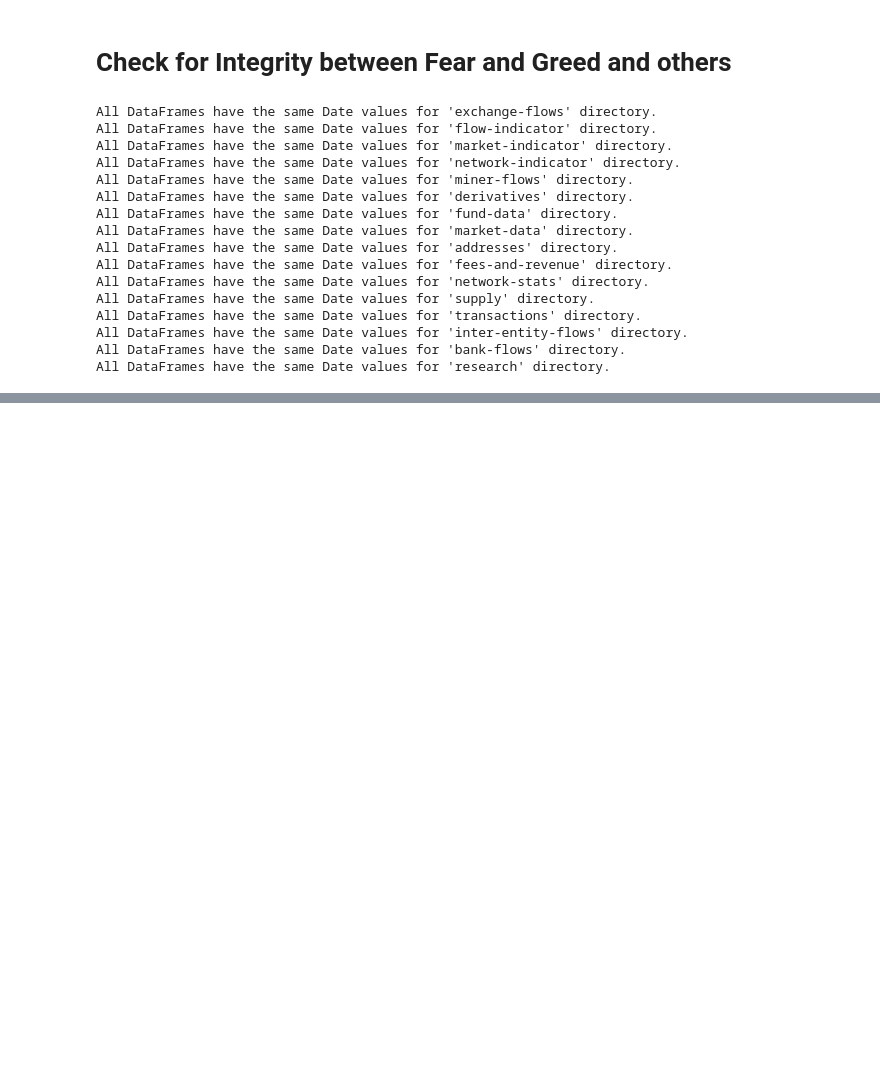
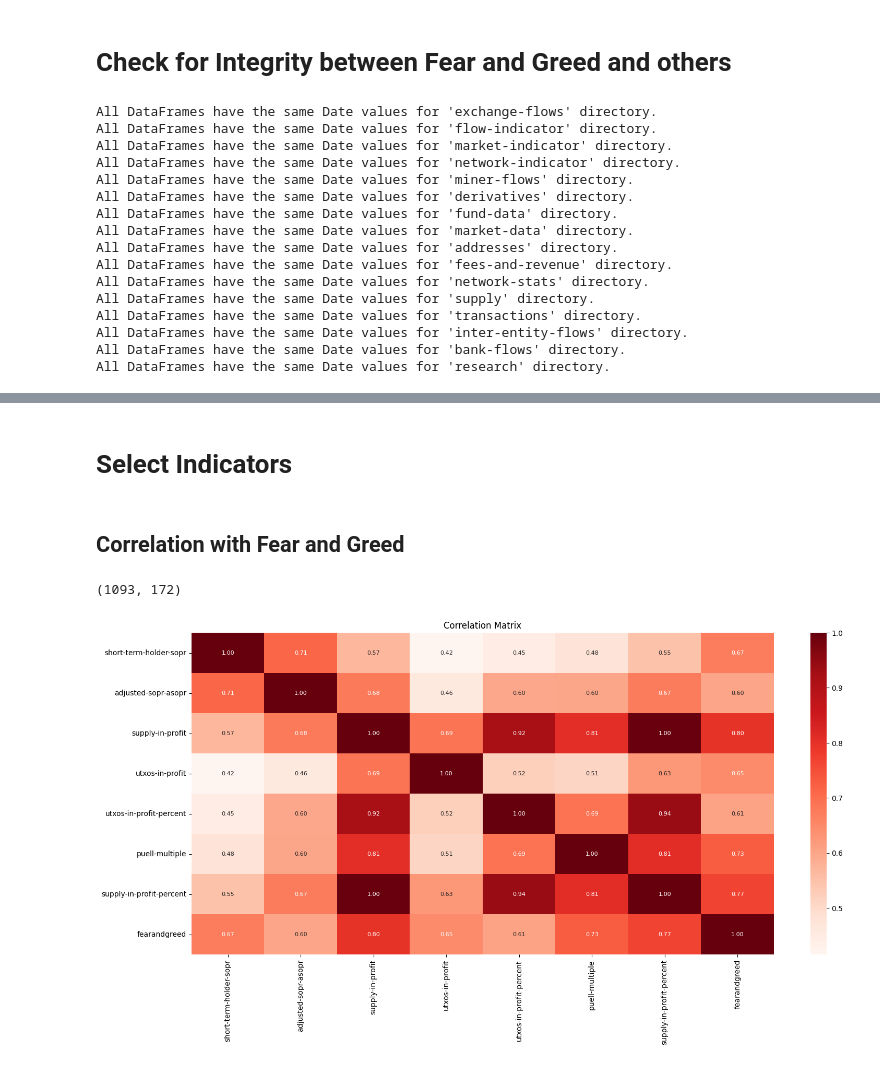
Before and after one commit to afsharino/Undergraduate-Capstone-Project, a Jupyter notebook: src/main.ipynb, the cells around one changed output, grey strips where cells are left out. Drawn from its saved outputs; the diff is of its cells as text; code cells hidden in the pictures; blank space fills up the shorter version.

Commit message:
combine all dataframes together and start indicator selection phase with correlation

```diff
--- a/src/main.ipynb
+++ b/src/main.ipynb
@@ -669,0 +703,4 @@ All DataFrames have the same Date values for 'research' directory.
+# %% [markdown]
+# Select Indicators
+# %% [markdown]
+## Correlation with Fear and Greed
@@ -669,0 +715,22 @@ All DataFrames have the same Date values for 'research' directory.
+# %%
+combined_dataframe.shape
+# %% [output]
+(1093, 172)
+# %%
+# Generate correlation matrix
+correlation_matrix_combined = combined_dataframe.corr()
+# %%
+# Correlation with fear and greed
+correlation_matrix_fearandgreed = correlation_matrix_combined['fearandgreed']
+# %%
+# Select indicators with high correlation
+most_relevant_indicators = correlation_matrix_fearandgreed[correlation_matrix_fearandgreed >= 0.60]
+# %%
+correlation_matrix_most_relevant = combined_dataframe[most_relevant_indicators.keys()].corr()
+# %%
+plt.figure(figsize=(18, 8))  # Increase the figure size
+sns.heatmap(correlation_matrix_most_relevant, annot=True, cmap=plt.cm.Reds, fmt=".2f", annot_kws={"size": 8})
+plt.title('Correlation Matrix')
+plt.show()
+# %% [output]
+[figure, added]
```
Also changed, not shown: parts of 9 cells of this notebook, 1 other file.
